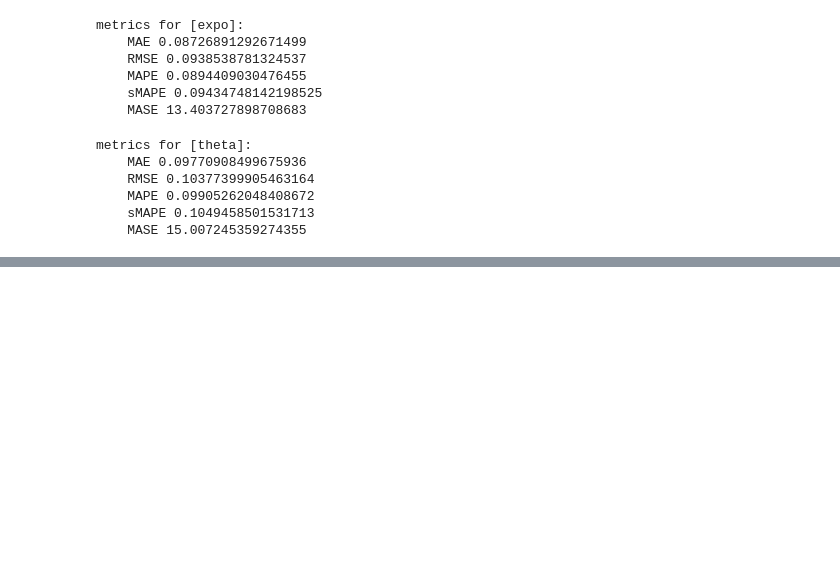
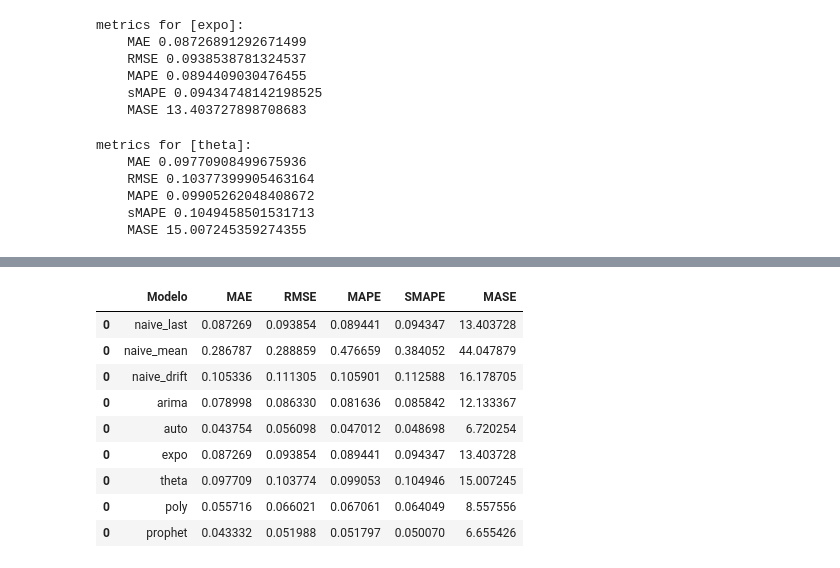
Before and after one commit to inatel-ic-cividati/Prediction, a Jupyter notebook: code/Forecasting.ipynb, the cells around one changed output, grey strips where cells are left out. Drawn from its saved outputs; the diff is of its cells as text; code cells hidden in the pictures; blank space fills up the shorter version.

```diff
--- a/code/Forecasting.ipynb
+++ b/code/Forecasting.ipynb
@@ -139,7 +154,7 @@ metrics for [auto]:
 forecaster = ExponentialSmoothing()
 forecaster.fit(y_train)
 y_pred_expo = forecaster.predict(fh)
-print_metrics('expo', y_pred_expo, y_test, y_train)
+data_table = data_table.append(print_metrics('expo', y_pred_expo, y_test, y_train))
 # %% [output]
 metrics for [expo]:
     MAE 0.08726891292671499
@@ -153,7 +168,7 @@ metrics for [expo]:
 forecaster = ThetaForecaster()
 forecaster.fit(y_train)
 y_pred_theta = forecaster.predict(fh)
-print_metrics('theta', y_pred_theta, y_test, y_train)
+data_table = data_table.append(print_metrics('theta', y_pred_theta, y_test, y_train))
 # %% [output]
 metrics for [theta]:
     MAE 0.09770908499675936
@@ -168,6 +183,6 @@ custom_degree = { 1 : 4, 7 : 4, 30 : 1 }
 forecaster = PolynomialTrendForecaster(degree=custom_degree[days_to_predict])
 forecaster.fit(y_train)
 y_pred_poly = forecaster.predict(fh)
-print_metrics('poly', y_pred_poly, y_test, y_train)
+data_table = data_table.append(print_metrics('poly', y_pred_poly, y_test, y_train))
 # %% [output]
 metrics for [poly]:
@@ -296,0 +319,14 @@ custom_plot_series(y_train, y_test, y_pred_naive_last, y_pred_naive_mean, y_pred
+# %%
+# metrics table
+data_table
+# %% [output]
+|  | Modelo | MAE | RMSE | MAPE | SMAPE | MASE |
+| 0 | naive_last | 0.087269 | 0.093854 | 0.089441 | 0.094347 | 13.403728 |
+| 0 | naive_mean | 0.286787 | 0.288859 | 0.476659 | 0.384052 | 44.047879 |
+| 0 | naive_drift | 0.105336 | 0.111305 | 0.105901 | 0.112588 | 16.178705 |
+| 0 | arima | 0.078998 | 0.086330 | 0.081636 | 0.085842 | 12.133367 |
+| 0 | auto | 0.043754 | 0.056098 | 0.047012 | 0.048698 | 6.720254 |
+| 0 | expo | 0.087269 | 0.093854 | 0.089441 | 0.094347 | 13.403728 |
+| 0 | theta | 0.097709 | 0.103774 | 0.099053 | 0.104946 | 15.007245 |
+| 0 | poly | 0.055716 | 0.066021 | 0.067061 | 0.064049 | 8.557556 |
+| 0 | prophet | 0.043332 | 0.051988 | 0.051797 | 0.050070 | 6.655426 |
```
Also changed, not shown: parts of 12 cells of this notebook.
